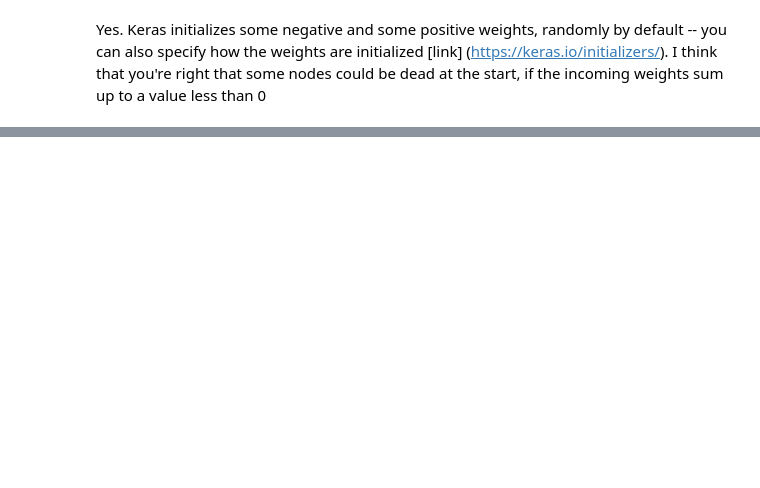
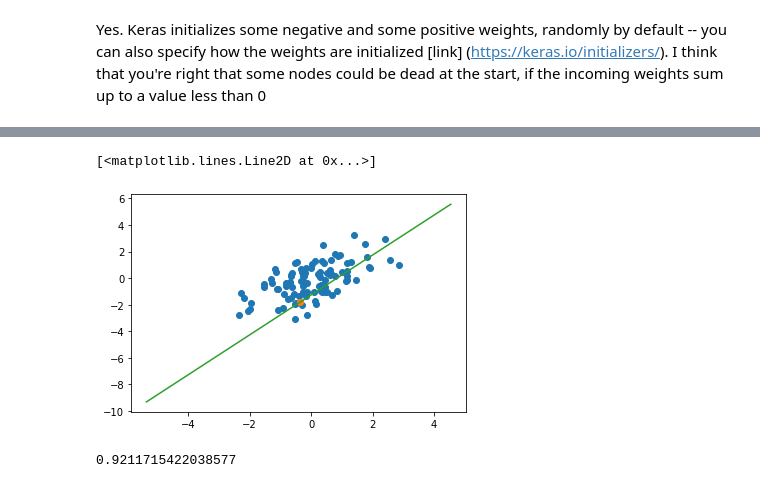
Before and after one commit to callinSwitzer/GarbageCollector, a Jupyter notebook: StackOverflowQuestions.ipynb, the cells around one changed output, grey strips where cells are left out. Saved outputs shown, nothing was run; the diff lists cells and outputs as text; code cells hidden in the pictures; blank space fills up the shorter version.

```diff
--- a/StackOverflowQuestions.ipynb
+++ b/StackOverflowQuestions.ipynb
@@ -971,0 +984,26 @@ binary_global[(ii[0]-1):(ii[0] + 2), (ii[1]-1):(ii[1] + 2)]
+# %%
+from sklearn.linear_model import LinearRegression
+
+lm = LinearRegression(fit_intercept = False)
+
+# center data on x_0, y_0
+y2 = y - y[0]
+x2 = x - x[0]
+
+# fit model
+lm.fit(x2.reshape(-1, 1), y2)
+# %%
+# predict line
+preds = lm.predict(np.arange(-5, 5, 0.1).reshape(-1,1))
+
+# plot on original scale
+plt.plot(x, y, "o")
+plt.plot(x[0], y[0], "o")
+plt.plot(np.arange(-5, 5, 0.1) + x[0], preds  + y[0])
+# %% [output]
+[<matplotlib.lines.Line2D at 0x...>]
+[figure, added]
+# %%
+y[0]
+# %% [output]
+0.9211715422038577
```
Also changed, not shown: parts of 10 cells of this notebook.
